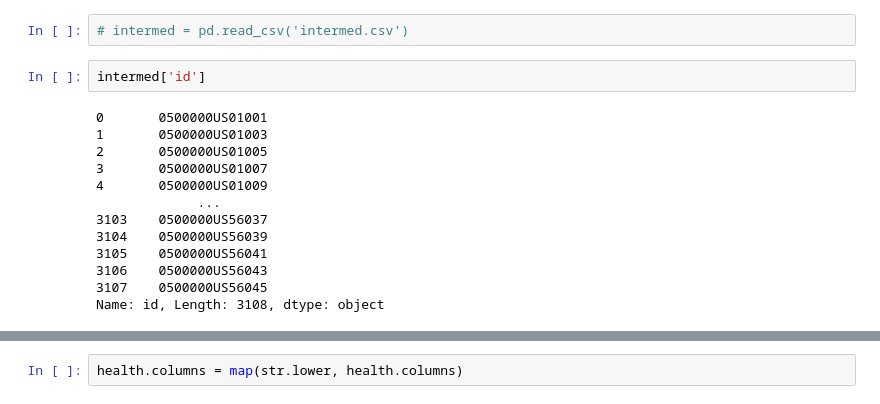
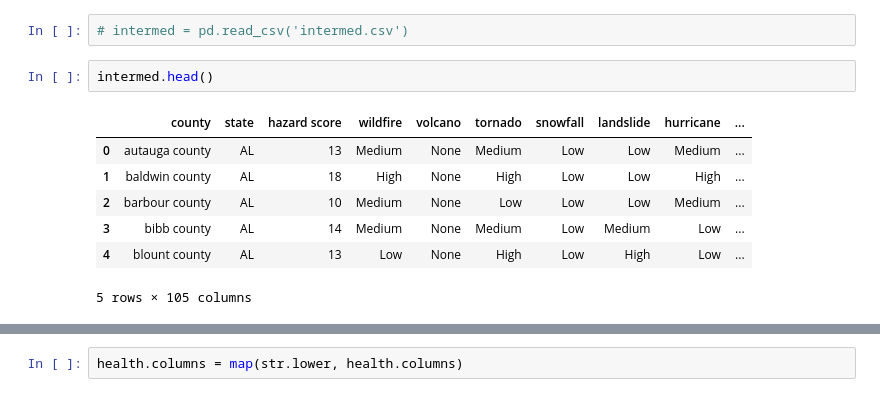
Before and after one commit to Agelf123/covid_predictions, a Jupyter notebook: code/jordan/Data in DSI Environ..ipynb, the cells around one changed output, grey strips where cells are left out. Cells and saved outputs as stored; diff of their text form.

```diff
--- a/code/jordan/Data in DSI Environ..ipynb
+++ b/code/jordan/Data in DSI Environ..ipynb
@@ -410,18 +406,13 @@ hazard.shape
 # %%
 # intermed = pd.read_csv('intermed.csv')
 # %%
-intermed['id']
+intermed.head()
 # %% [output]
+|  | county | state | hazard score | wildfire | volcano | tornado | snowfall | landslide | hurricane | ... |
+| 0 | autauga county | AL | 13 | Medium | None | Medium | Low | Low | Medium | ... |
+| 1 | baldwin county | AL | 18 | High | None | High | Low | Low | High | ... |
+| 2 | barbour county | AL | 10 | Medium | None | Low | Low | Low | Medium | ... |
+| 3 | bibb county | AL | 14 | Medium | None | Medium | Low | Medium | Low | ... |
+| 4 | blount county | AL | 13 | Low | None | High | Low | High | Low | ... |
-0       0500000US01001
-1       0500000US01003
-2       0500000US01005
-3       0500000US01007
-4       0500000US01009
-             ...
-3103    0500000US56037
-3104    0500000US56039
-3105    0500000US56041
-3106    0500000US56043
-3107    0500000US56045
-Name: id, Length: 3108, dtype: object
+5 rows × 105 columns
 # %%
```
Also changed, not shown: parts of 34 cells of this notebook, 1 other file.
